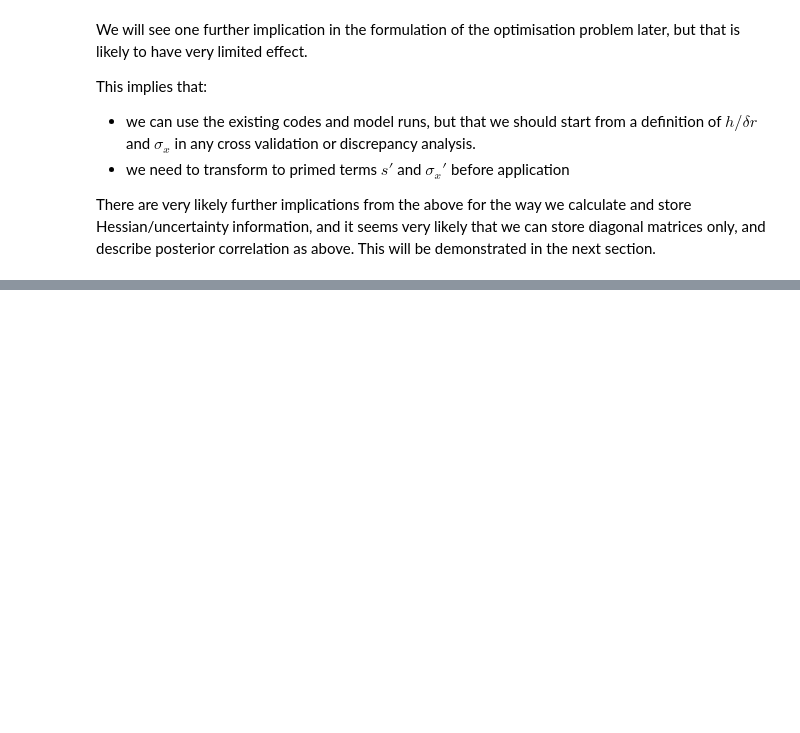
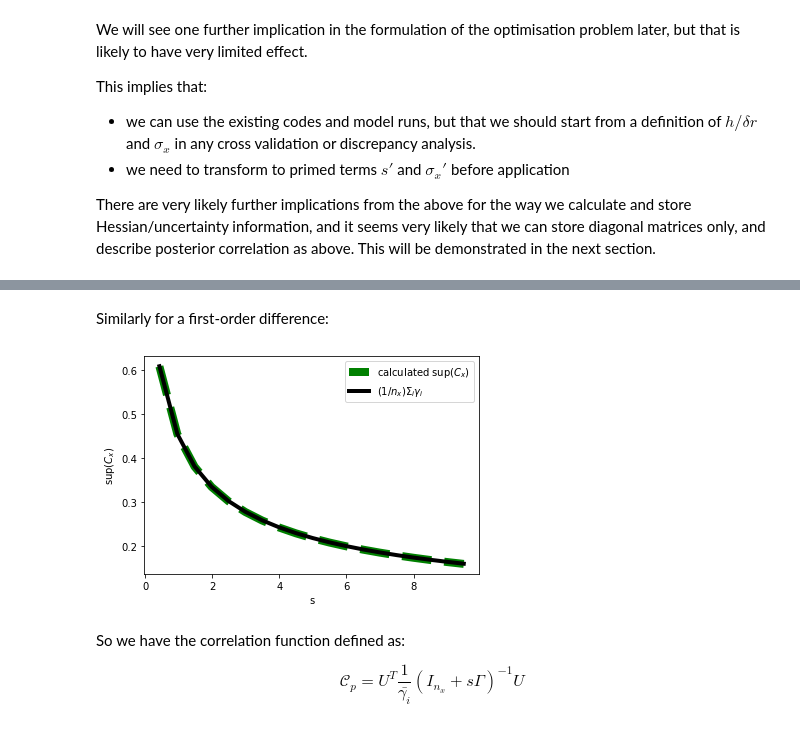
Before and after one commit to UCL-EO/siac_dev, a Jupyter notebook: SIAC_cov.ipynb, the cells around one changed output, grey strips where cells are left out. Cells and saved outputs as stored; diff of their text form; code cells hidden in the pictures; blank space fills up the shorter version.

```diff
--- a/SIAC_cov.ipynb
+++ b/SIAC_cov.ipynb
@@ -373,0 +419,36 @@ There are very likely further implications from the above for the way we calcula
+# %% [markdown]
+Similarly for a first-order difference:
+# %%
+h = 1
+dr = 1.
+nx = 1000
+I = np.zeros(nx).reshape(nx,1)
+I[int(nx/2)] = 1
+
+hs = np.arange(1,20,1.0)
+ts = np.zeros_like(hs)
+ss = np.zeros_like(hs)
+ms = np.zeros_like(hs)
+for i,h in enumerate(hs):
+    alpha = np.exp(-dr / h)
+    s = alpha/((1-alpha*alpha))
+    ss[i] = s
+    lambda_i = diffFilter((nx,1),axis=(0,))
+    gamma_i = 1/(1 + s * (lambda_i * lambda_i))
+    ts[i] = gamma_i.mean()
+    ms[i] = filt(I,gamma_i).max()
+
+plt.plot(ss,ms,'g--',lw=8,label='calculated $\sup(C_x)$')
+plt.plot(ss,ts,'k',lw=4,label='$(1/n_x)\Sigma_i \gamma_i$')
+plt.xlabel('s')
+plt.ylabel('$\sup(C_x)$')
+_=plt.legend()
+# %% [output]
+[figure, added]
+# %% [markdown]
+So we have the correlation function defined as:
+
+
+$$
+\mathcal{C}_p = U^T \frac{1}{\bar{\gamma_i}} \left(   I_{n_x} + s \Gamma \right)^{-1} U
+$$
```
Also changed, not shown: parts of 3 cells of this notebook, 4 other files.
